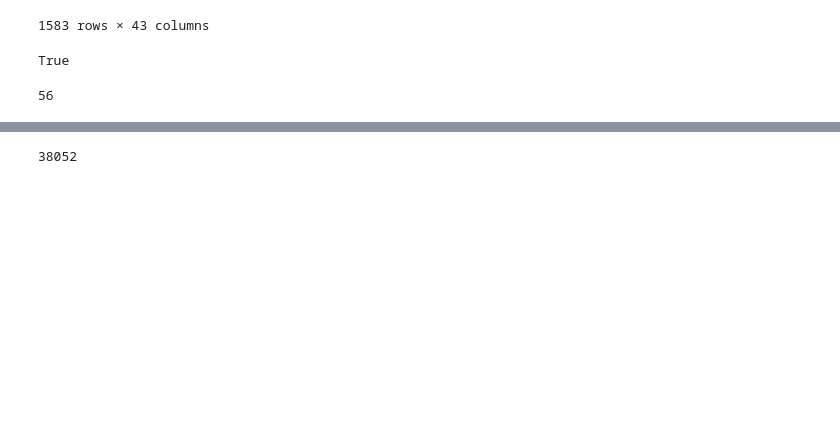
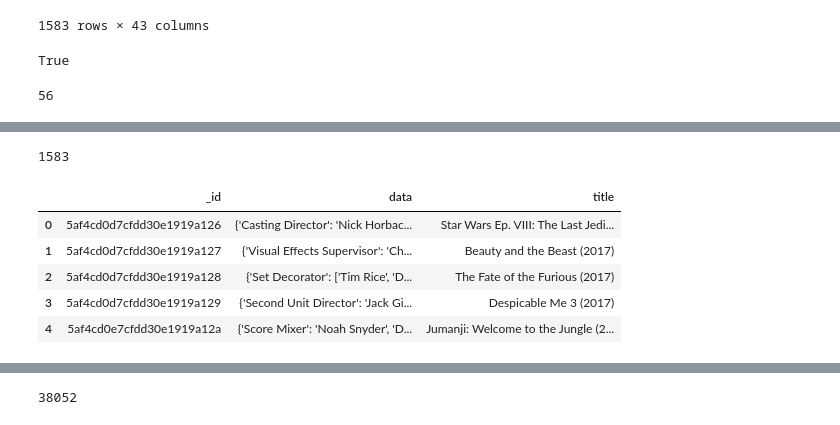
Before and after one commit to Rmloong/movie-revenue-predictor, a Jupyter notebook: scrape_thenumbers.ipynb, the cells around one changed output, grey strips where cells are left out. Drawn from its saved outputs; the diff is of its cells as text; code cells hidden in the pictures; blank space fills up the shorter version.

```diff
--- a/scrape_thenumbers.ipynb
+++ b/scrape_thenumbers.ipynb
@@ -308,0 +401,14 @@ sys.getsizeof((movies.find()))
+# %%
+len(list(movies_clean_v2.find()))
+# %% [output]
+1583
+# %%
+df_clean = pd.DataFrame(list(movies_clean_v2.find()))
+df_clean.head()
+# %% [output]
+|  | _id | data | title |
+| 0 | 5af4cd0d7cfdd30e1919a126 | {'Casting Director': 'Nick Horbac... | Star Wars Ep. VIII: The Last Jedi... |
+| 1 | 5af4cd0d7cfdd30e1919a127 | {'Visual Effects Supervisor': 'Ch... | Beauty and the Beast (2017) |
+| 2 | 5af4cd0d7cfdd30e1919a128 | {'Set Decorator': ['Tim Rice', 'D... | The Fate of the Furious (2017) |
+| 3 | 5af4cd0d7cfdd30e1919a129 | {'Second Unit Director': 'Jack Gi... | Despicable Me 3 (2017) |
+| 4 | 5af4cd0e7cfdd30e1919a12a | {'Score Mixer': 'Noah Snyder', 'D... | Jumanji: Welcome to the Jungle (2... |
```
Also changed, not shown: parts of 14 cells of this notebook.
